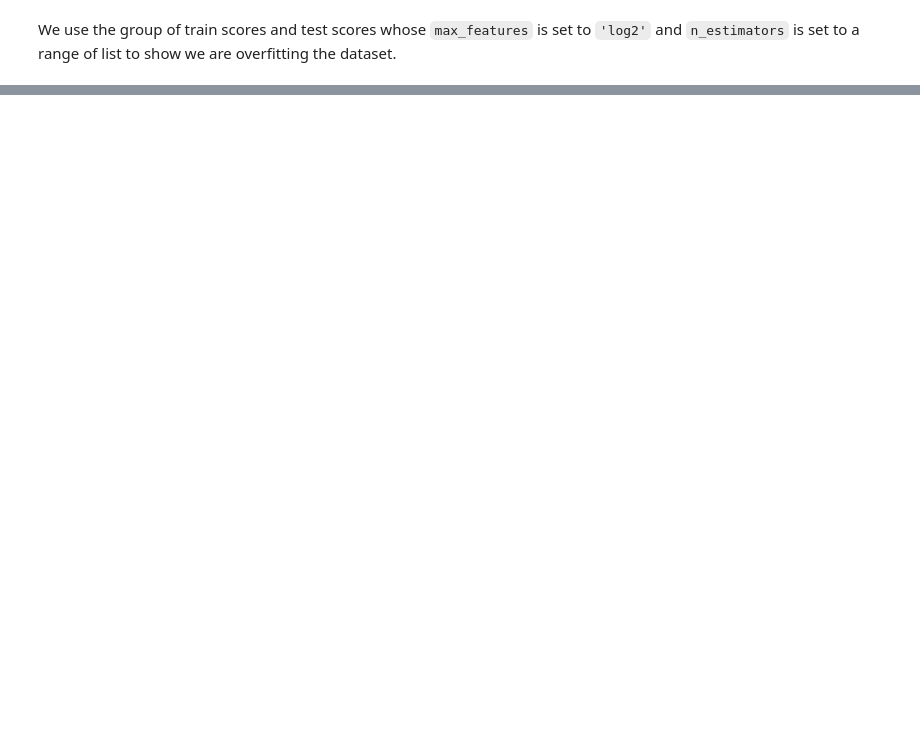
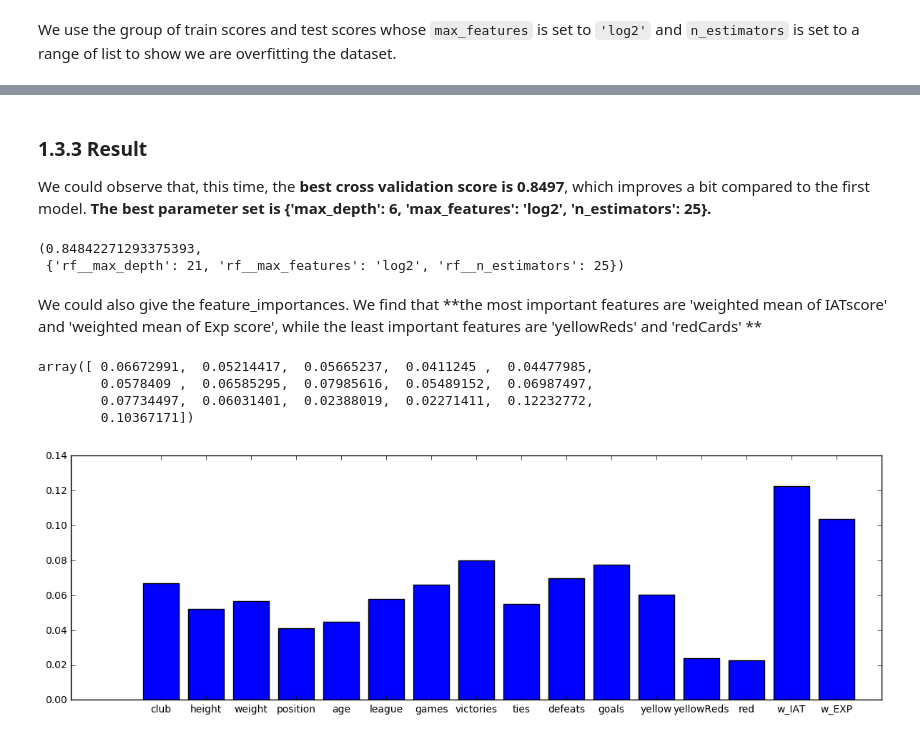
Before and after one commit to yws12/adaTest, a Jupyter notebook: HW4/hw4.ipynb, the cells around one changed output, grey strips where cells are left out. Drawn from its saved outputs; the diff is of its cells as text; code cells hidden in the pictures; blank space fills up the shorter version.

```diff
--- a/HW4/hw4.ipynb
+++ b/HW4/hw4.ipynb
@@ -212,0 +253,19 @@ draw_cv(train, test, [i for i in range(9)], 'n_estimators')
+# %%
+# parameters of RandomForestClassifier to be tested
+params={
+    'rf__n_estimators': [i for i in range(5, 26)],
+    'rf__max_features': ['sqrt', 'log2', None],
+    'rf__max_depth': [i for i in range(5,26)]
+}
+
+pipe = Pipeline([
+         ('replace', Imputer(strategy='median')),  # replace NaN value with median valuep
+         ('rf', RandomForestClassifier(n_jobs=-1))  # classification
+     ])
+
+x_2, y_2 = get_x_y(data)
+# %%
+# use GridSearchCV to do the cross valiation to find best parameter set
+gs_cv_2 = GridSearchCV(pipe, params, n_jobs=-1,
+                    cv=ShuffleSplit(n_splits=20, test_size=0.2, train_size=0.8))
+gs_cv_2.fit(x_2, y_2)
@@ -212,0 +283,33 @@ draw_cv(train, test, [i for i in range(9)], 'n_estimators')
+# %% [markdown]
+### 1.3.3 Result
+We could observe that, this time, the **best cross validation score is 0.8497**, which improves a bit compared to the first model. **The best parameter set is  {'max_depth': 6, 'max_features': 'log2', 'n_estimators': 25}.**
+# %%
+gs_cv_2.best_score_, gs_cv_2.best_params_
+# %% [output]
+(0.84842271293375393,
+ {'rf__max_depth': 21, 'rf__max_features': 'log2', 'rf__n_estimators': 25})
+# %% [markdown]
+We could also give the feature_importances. We find that **the most important features are 'weighted mean of IATscore' and 'weighted mean of Exp score', while the least important features are 'yellowReds' and 'redCards' **
+# %%
+f_importance_2 = gs_cv_2.best_estimator_.get_params()['rf'].feature_importances_
+f_importance_2
+# %% [output]
+array([ 0.06672991,  0.05214417,  0.05665237,  0.0411245 ,  0.04477985,
+        0.0578409 ,  0.06585295,  0.07985616,  0.05489152,  0.06987497,
+        0.07734497,  0.06031401,  0.02388019,  0.02271411,  0.12232772,
+        0.10367171])
+# %%
+f_label = ['club', 'height', 'weight', 'position', 'age',
+                'league','games','victories', 'ties',
+                'defeats', 'goals', 'yellow','yellowReds', 'red',
+                'w_IAT', 'w_EXP']
+
+fig, axes = plt.subplots(nrows=1, ncols=1,figsize=(12,4))
+
+plt.bar(range(len(f_importance_2)), f_importance_2, align="center")
+plt.xticks(range(len(f_importance_2)),f_label, color='black')
+
+fig.tight_layout()
+plt.show()
+# %% [output]
+[figure, added]
```
Also changed, not shown: parts of 61 cells of this notebook.
